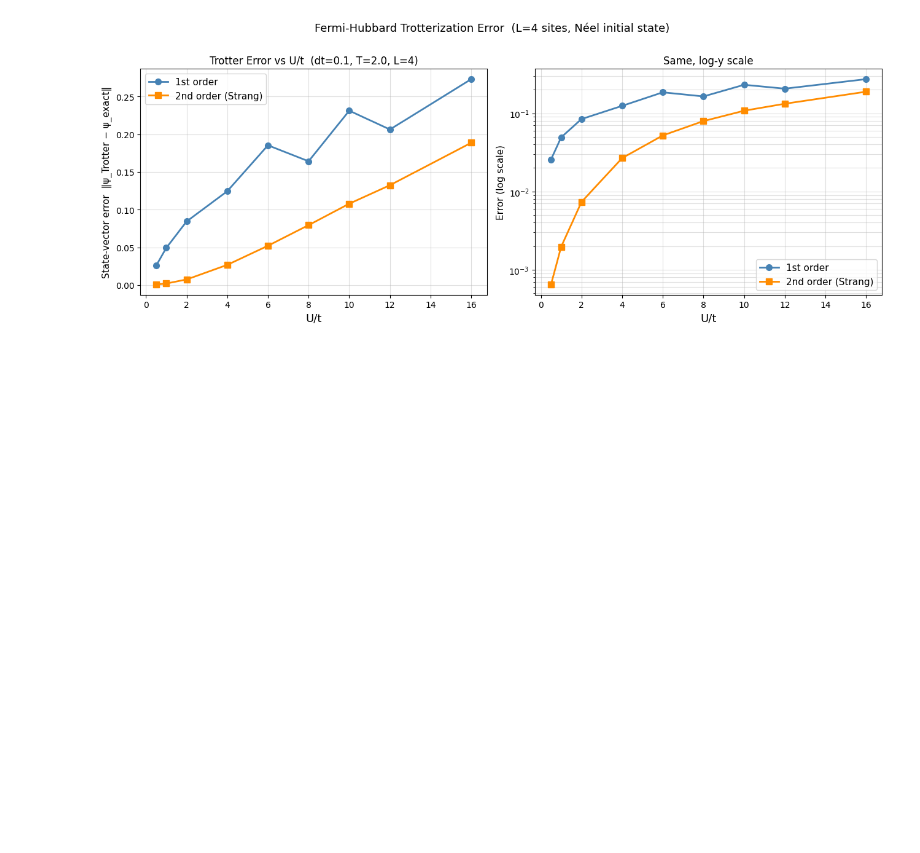
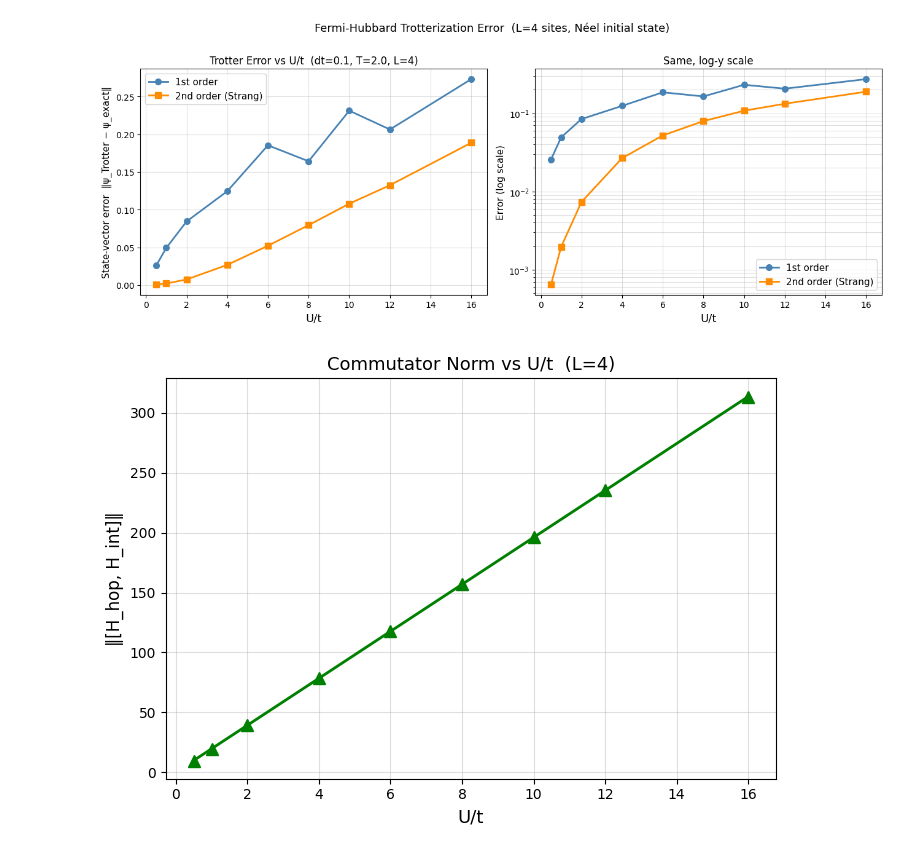
Before and after one commit to Addreta/fermi-hubbard-quantum-sim, a Jupyter notebook: 1D_FHM.ipynb, the cells around one changed output. Saved outputs shown, nothing was run; the diff lists cells and outputs as text; code cells hidden in the pictures; blank space fills up the shorter version.

```diff
--- a/1D_FHM.ipynb
+++ b/1D_FHM.ipynb
@@ -472,3 +472,25 @@ U/t= 10.0  |  1st: 2.312e-01  |  2nd: 1.079e-01
 U/t= 12.0  |  1st: 2.063e-01  |  2nd: 1.323e-01
 U/t= 16.0  |  1st: 2.730e-01  |  2nd: 1.887e-01
 [figure]
+# %%
+commutator_norms = []
+for U in U_values:
+    fh    = fermi_hubbard(x_dimension=L, y_dimension=1,
+                          tunneling=t_hop, coulomb=U, periodic=False)
+    H_mat = openfermion_to_qiskit(jordan_wigner(fh), n_qubits).to_matrix()
+    H_hop = H_mat.copy(); np.fill_diagonal(H_hop, 0)
+    H_int = np.diag(np.diag(H_mat)).astype(complex)
+    comm  = H_hop @ H_int - H_int @ H_hop
+    commutator_norms.append(np.linalg.norm(comm))
+
+fig, ax = plt.subplots(figsize=(7, 5))
+ax.plot(UT_ratios, commutator_norms, 'g^-', linewidth=2, markersize=8)
+ax.set_xlabel('U/t', fontsize=13)
+ax.set_ylabel('‖[H_hop, H_int]‖', fontsize=12)
+ax.set_title(f'Commutator Norm vs U/t  (L={L})', fontsize=13)
+ax.grid(True, alpha=0.4)
+plt.tight_layout()
+plt.savefig('commutator_norm.png', dpi=150)
+plt.show()
+# %% [output]
+[figure, added]
```
Also changed, not shown: parts of 1 cell of this notebook.
